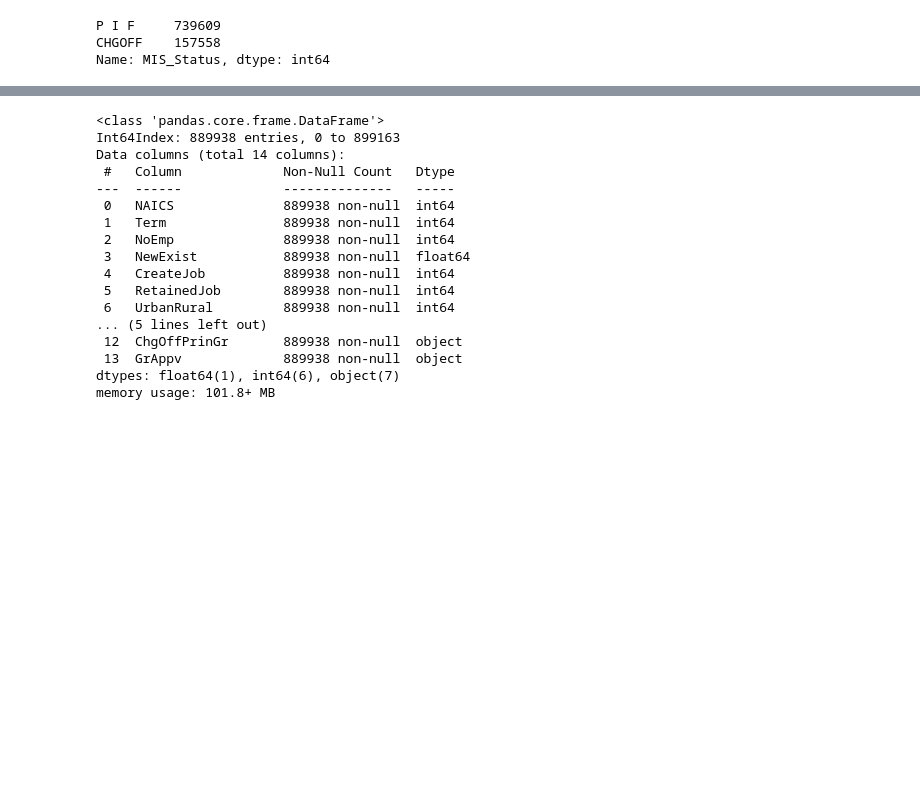
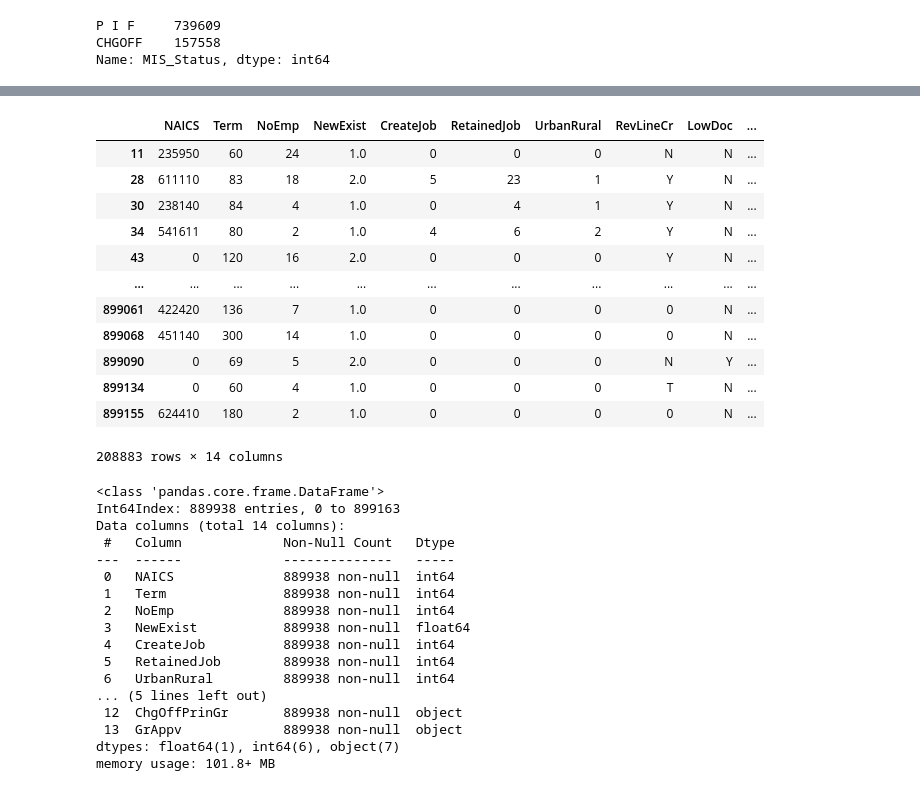
Before and after one commit to jeremy-vangansberg/loan_approval, a Jupyter notebook: notebooks/exploration.ipynb, the cells around one changed output, grey strips where cells are left out. Saved outputs shown, nothing was run; the diff lists cells and outputs as text; code cells hidden in the pictures; blank space fills up the shorter version.

```diff
--- a/notebooks/exploration.ipynb
+++ b/notebooks/exploration.ipynb
@@ -99,3 +115,19 @@ for column in columns:
+# %%
+X[~(X['DisbursementGross'] == X['GrAppv'])]
+# %% [output]
+|  | NAICS | Term | NoEmp | NewExist | CreateJob | RetainedJob | UrbanRural | RevLineCr | LowDoc | ... |
+| 11 | 235950 | 60 | 24 | 1.0 | 0 | 0 | 0 | N | N | ... |
+| 28 | 611110 | 83 | 18 | 2.0 | 5 | 23 | 1 | Y | N | ... |
+| 30 | 238140 | 84 | 4 | 1.0 | 0 | 4 | 1 | Y | N | ... |
+| 34 | 541611 | 80 | 2 | 1.0 | 4 | 6 | 2 | Y | N | ... |
+| 43 | 0 | 120 | 16 | 2.0 | 0 | 0 | 0 | Y | N | ... |
+| ... | ... | ... | ... | ... | ... | ... | ... | ... | ... | ... |
+| 899061 | 422420 | 136 | 7 | 1.0 | 0 | 0 | 0 | 0 | N | ... |
+| 899068 | 451140 | 300 | 14 | 1.0 | 0 | 0 | 0 | 0 | N | ... |
+| 899090 | 0 | 69 | 5 | 2.0 | 0 | 0 | 0 | N | Y | ... |
+| 899134 | 0 | 60 | 4 | 1.0 | 0 | 0 | 0 | T | N | ... |
+| 899155 | 624410 | 180 | 2 | 1.0 | 0 | 0 | 0 | 0 | N | ... |
+208883 rows × 14 columns
 # %%
 X.info()
 # %% [output]
```
Also changed, not shown: parts of 1 cell of this notebook.
